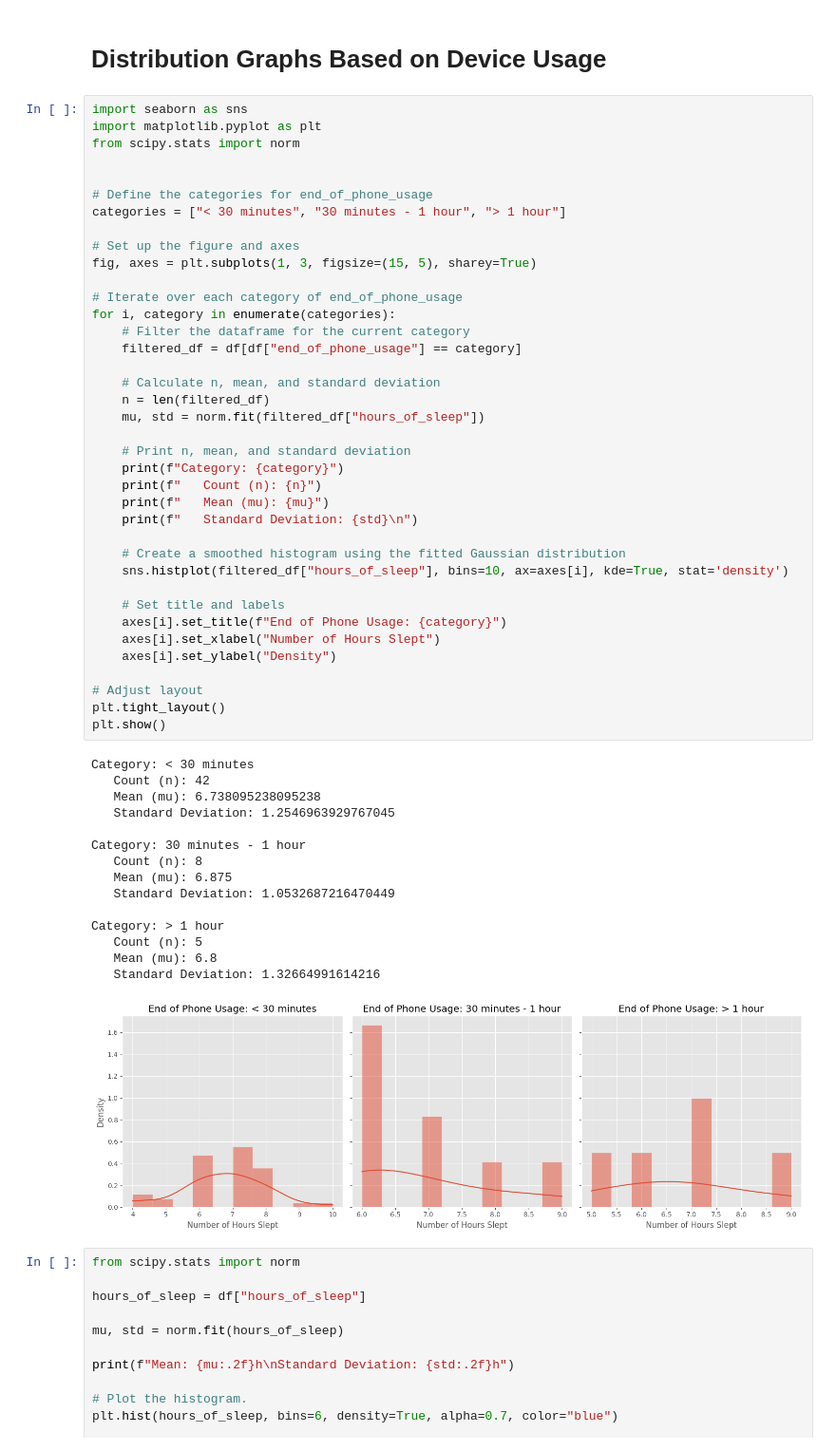
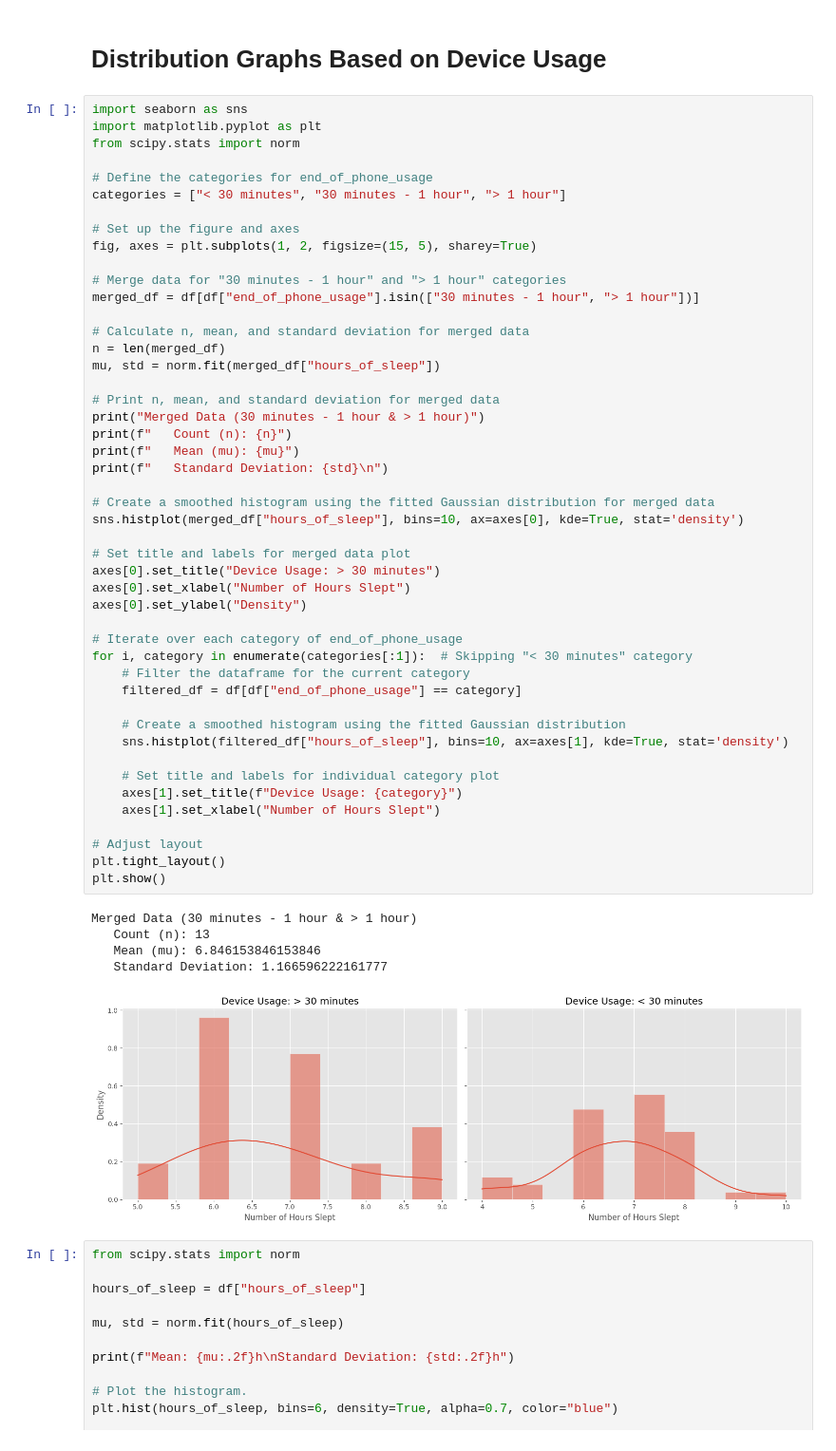
Before and after one commit to NathanGrenier/ENGR-371, a Jupyter notebook: analysis.ipynb, the cells around one changed output. Shown at 95% size. Saved outputs shown, nothing was run; the diff lists cells and outputs as text.

Commit message:
changed graphs up and added more descriptive statistics

```diff
--- a/analysis.ipynb
+++ b/analysis.ipynb
@@ -73,57 +73,56 @@ df = df.rename(
 # %%
 import seaborn as sns
 import matplotlib.pyplot as plt
 from scipy.stats import norm
 
-
 # Define the categories for end_of_phone_usage
 categories = ["< 30 minutes", "30 minutes - 1 hour", "> 1 hour"]
 
 # Set up the figure and axes
-fig, axes = plt.subplots(1, 3, figsize=(15, 5), sharey=True)
+fig, axes = plt.subplots(1, 2, figsize=(15, 5), sharey=True)
+
+# Merge data for "30 minutes - 1 hour" and "> 1 hour" categories
+merged_df = df[df["end_of_phone_usage"].isin(["30 minutes - 1 hour", "> 1 hour"])]
+
+# Calculate n, mean, and standard deviation for merged data
+n = len(merged_df)
+mu, std = norm.fit(merged_df["hours_of_sleep"])
+
+# Print n, mean, and standard deviation for merged data
+print("Merged Data (30 minutes - 1 hour & > 1 hour)")
+print(f"   Count (n): {n}")
+print(f"   Mean (mu): {mu}")
+print(f"   Standard Deviation: {std}\n")
+
+# Create a smoothed histogram using the fitted Gaussian distribution for merged data
+sns.histplot(merged_df["hours_of_sleep"], bins=10, ax=axes[0], kde=True, stat='density')
+
+# Set title and labels for merged data plot
+axes[0].set_title("Device Usage: > 30 minutes")
+axes[0].set_xlabel("Number of Hours Slept")
+axes[0].set_ylabel("Density")
 
 # Iterate over each category of end_of_phone_usage
-for i, category in enumerate(categories):
+for i, category in enumerate(categories[:1]):  # Skipping "< 30 minutes" category
     # Filter the dataframe for the current category
     filtered_df = df[df["end_of_phone_usage"] == category]
 
-    # Calculate n, mean, and standard deviation
-    n = len(filtered_df)
-    mu, std = norm.fit(filtered_df["hours_of_sleep"])
+    # Create a smoothed histogram using the fitted Gaussian distribution
+    sns.histplot(filtered_df["hours_of_sleep"], bins=10, ax=axes[1], kde=True, stat='density')
 
-    # Print n, mean, and standard deviation
-    print(f"Category: {category}")
-    print(f"   Count (n): {n}")
-    print(f"   Mean (mu): {mu}")
-    print(f"   Standard Deviation: {std}\n")
-
-    # Create a smoothed histogram using the fitted Gaussian distribution
-    sns.histplot(filtered_df["hours_of_sleep"], bins=10, ax=axes[i], kde=True, stat='density')
-
-    # Set title and labels
-    axes[i].set_title(f"End of Phone Usage: {category}")
-    axes[i].set_xlabel("Number of Hours Slept")
-    axes[i].set_ylabel("Density")
+    # Set title and labels for individual category plot
+    axes[1].set_title(f"Device Usage: {category}")
+    axes[1].set_xlabel("Number of Hours Slept")
 
 # Adjust layout
 plt.tight_layout()
 plt.show()
 # %% [output]
-Category: < 30 minutes
-   Count (n): 42
-   Mean (mu): 6.738095238095238
-   Standard Deviation: 1.2546963929767045
-
-Category: 30 minutes - 1 hour
-   Count (n): 8
-   Mean (mu): 6.875
-   Standard Deviation: 1.0532687216470449
-
-Category: > 1 hour
-   Count (n): 5
-   Mean (mu): 6.8
-   Standard Deviation: 1.32664991614216
+Merged Data (30 minutes - 1 hour & > 1 hour)
+   Count (n): 13
+   Mean (mu): 6.846153846153846
+   Standard Deviation: 1.166596222161777
-[figure, old version]
+[figure, new version]
 # %%
 from scipy.stats import norm
 
```
Also changed, not shown: parts of 7 cells of this notebook.
